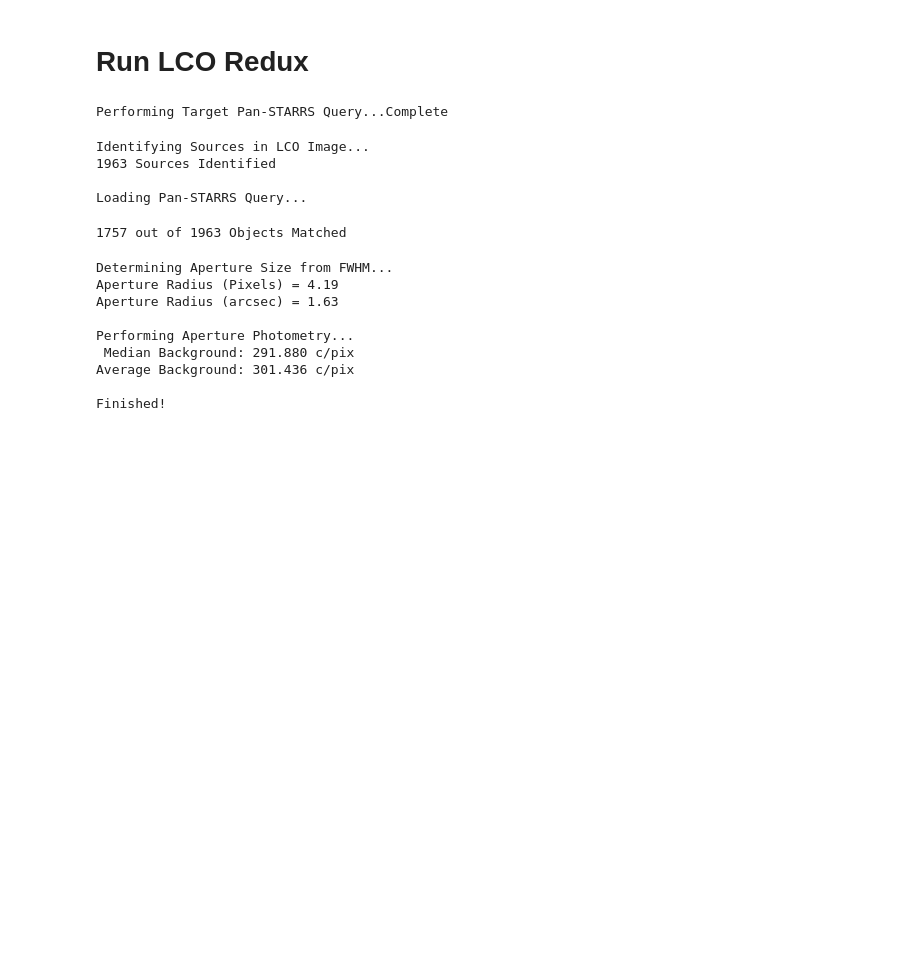
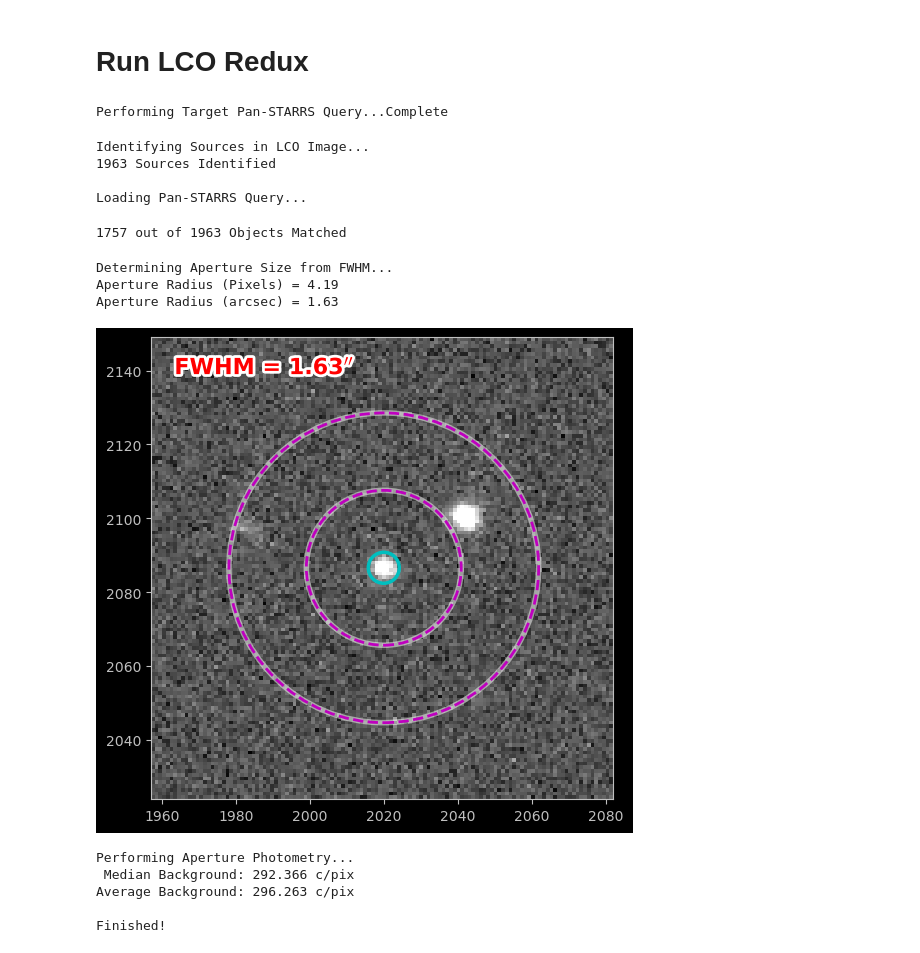
Before and after one commit to zvanderbosch/LCO_phot, a Jupyter notebook: notebooks/LCO_phot_tutorial.ipynb, the cells around one changed output. Cells and saved outputs as stored; diff of their text form; code cells hidden in the pictures; blank space fills up the shorter version.

Commit message:
Add cutout plot capability

```diff
--- a/notebooks/LCO_phot_tutorial.ipynb
+++ b/notebooks/LCO_phot_tutorial.ipynb
@@ -48,45 +48,54 @@ phot_dat = lco_redux(
     image_name,
     target_coord,
     comp_coord,
+    # Aperture size params, in units of factors times the FWHM
+    r_aperture=1.0,
+    r_inner_annulus=5.0,
+    r_outer_annulus=10.0,
     # "Target query" refers to Pan-STARRS1 query used
     # to get PS1 magnitudes for the provided source
     target_query_constraints=constraints,
     target_query_save=False,
     target_query_dir="../data/",
-    target_query_name="ps1_target.csv",
+    target_query_name="ps_target.csv",
     target_query_format="csv",
     # "Full query" refers to a PS1 query that covers
     # the whole image FOV, used to calibrate photometry
     full_query_constraints=constraints,
     full_query_save=True,
     full_query_dir="../data/",
     full_query_name="ps_query.csv",
     full_query_format="csv",
     # Whether to save photometry results to file
     phot_save=True,
     phot_dir="../data/",
     phot_name=None, # Default = <image_name>_phot.csv
+    # WHether to plot cutout
+    plot_cutout=True,
+    plot_save=True,
+    plot_dir="../data/",
+    plot_name=None, # Default = <image_name>_cutout.png
     # Whether to print out results
     verbose=False
 )
 
 # Display result
 display(Markdown(phot_dat.to_markdown()))
 # %% [output]
 Performing Target Pan-STARRS Query...Complete
 Identifying Sources in LCO Image...
 1963 Sources Identified
 
 Loading Pan-STARRS Query...
 1757 out of 1963 Objects Matched
 Determining Aperture Size from FWHM...
 Aperture Radius (Pixels) = 4.19
 Aperture Radius (arcsec) = 1.63
-
-Performing Aperture Photometry...
- Median Background: 291.880 c/pix
-Average Background: 301.436 c/pix
-
-Finished!
+[figure, added]
+Performing Aperture Photometry...
+ Median Background: 292.366 c/pix
+Average Background: 296.263 c/pix
+
+Finished!
 |    |     mjd |        bjd | date       | time         | filter   |   texp |     mag |    magerr |      Zp |      Zp_err |      cterm |   cterm_err |   Nfit |      sn |   fwhm |   aper_rad (pix) |   airmass | site_id   | telescope   |   temp |   humidity |   wind |   sky |   moonfrac |   moondist |   moonalt |
 |---:|--------:|-----------:|:-----------|:-------------|:---------|-------:|--------:|----------:|--------:|------------:|-----------:|------------:|-------:|--------:|-------:|-----------------:|----------:|:----------|:------------|-------:|-----------:|-------:|------:|-----------:|-----------:|----------:|
```
Also changed, not shown: parts of 1 cell of this notebook, 3 other files.
